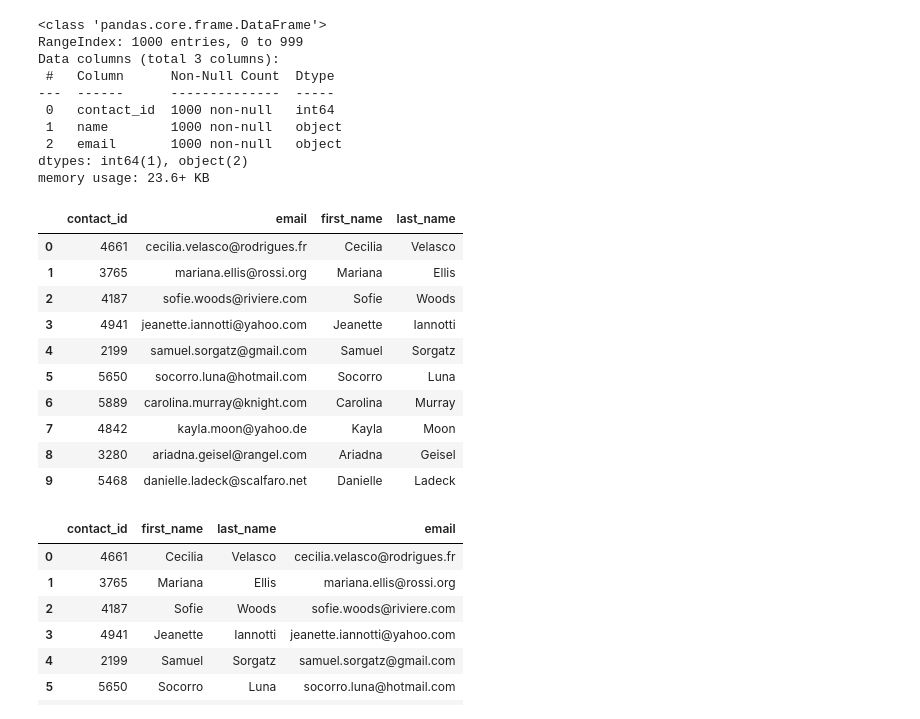
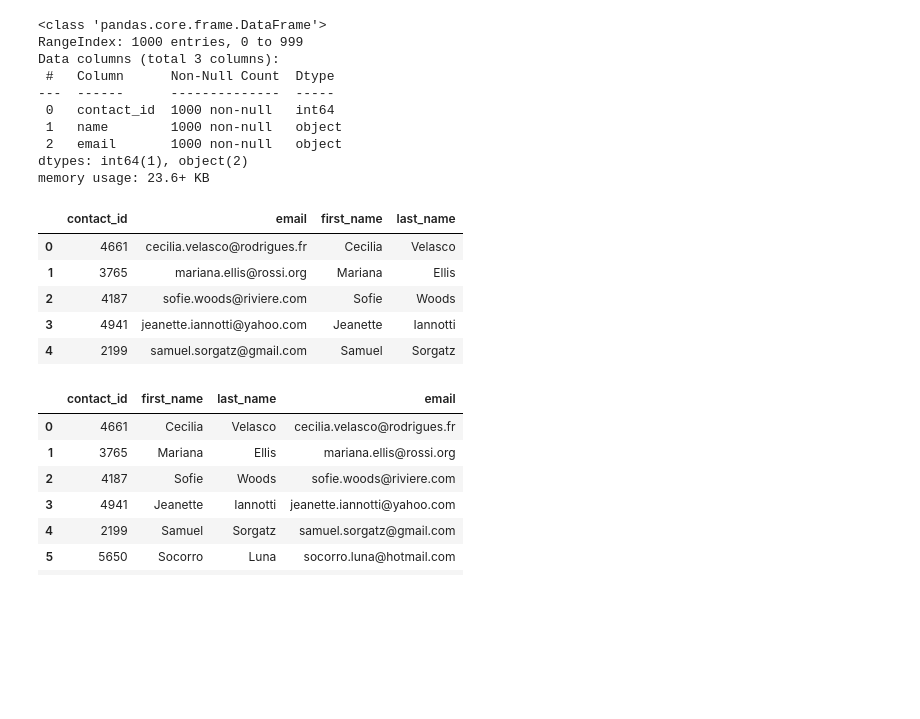
Before and after one commit to Aijha/Crowdfunding_ETL, a Jupyter notebook: 01-Ins_ETL_Mini_Project/Starter_Files/project2_AReed_MGarcia.ipynb, the cells around one changed output. Cells and saved outputs as stored; diff of their text form; code cells hidden in the pictures; blank space fills up the shorter version.

```diff
--- a/01-Ins_ETL_Mini_Project/Starter_Files/project2_AReed_MGarcia.ipynb
+++ b/01-Ins_ETL_Mini_Project/Starter_Files/project2_AReed_MGarcia.ipynb
@@ -309,15 +357,23 @@ Then export the DataFrame as a `contacts.csv` CSV file.
 # Iterate through the contact_info_df and convert each row to a dictionary.
 import json
 dict_values = []
-
+#contact_info_df = contact_info_df.iloc[1:,:]
+for index, row in contact_info_df.iterrows():
+    data = row[0]
+    converted_data = json.loads(data)
+    row_values = [v for k, v in converted_data.items()]
+    dict_values.append(row_values)
 
 # Print out the list of values for each row.
-print(dict_values)
+print(list(dict_values))
 # %% [output]
 [[4661, 'Cecilia Velasco', 'cecilia.velasco@rodrigues.fr'], [3765, 'Mariana Ellis', 'mariana.ellis@rossi.org'], [4187, 'Sofie Woods', 'sofie.woods@riviere.com'], [4941, 'Jeanette Iannotti', 'jeanette. ...
 # %%
 # Create a contact_info DataFrame and add each list of values, i.e., each row
 # to the 'contact_id', 'name', 'email' columns.
+columns = ['contact_id', 'name', 'email']
+contact_df = pd.DataFrame(dict_values, columns = columns)
+contact_df.head()
 # %% [output]
 |  | contact_id | name | email |
 | 0 | 4661 | Cecilia Velasco | cecilia.velasco@rodrigues.fr |
@@ -340,21 +397,18 @@ dtypes: int64(1), object(2)
 memory usage: 23.6+ KB
 # %%
 # Create a "first"name" and "last_name" column with the first and last names from the "name" column.
-
+contact_df[['first_name', 'last_name']] = contact_df['name'].str.split(' ', expand=True)
 
 # Drop the contact_name column
+contact_df.drop(columns='name', inplace=True)
+contact_df.head()
 # %% [output]
 |  | contact_id | email | first_name | last_name |
 | 0 | 4661 | cecilia.velasco@rodrigues.fr | Cecilia | Velasco |
 | 1 | 3765 | mariana.ellis@rossi.org | Mariana | Ellis |
 | 2 | 4187 | sofie.woods@riviere.com | Sofie | Woods |
 | 3 | 4941 | jeanette.iannotti@yahoo.com | Jeanette | Iannotti |
 | 4 | 2199 | samuel.sorgatz@gmail.com | Samuel | Sorgatz |
-| 5 | 5650 | socorro.luna@hotmail.com | Socorro | Luna |
-| 6 | 5889 | carolina.murray@knight.com | Carolina | Murray |
-| 7 | 4842 | kayla.moon@yahoo.de | Kayla | Moon |
-| 8 | 3280 | ariadna.geisel@rangel.com | Ariadna | Geisel |
-| 9 | 5468 | danielle.ladeck@scalfaro.net | Danielle | Ladeck |
 # %%
 # Reorder the columns
 # %% [output]
```
Also changed, not shown: parts of 9 cells of this notebook.
